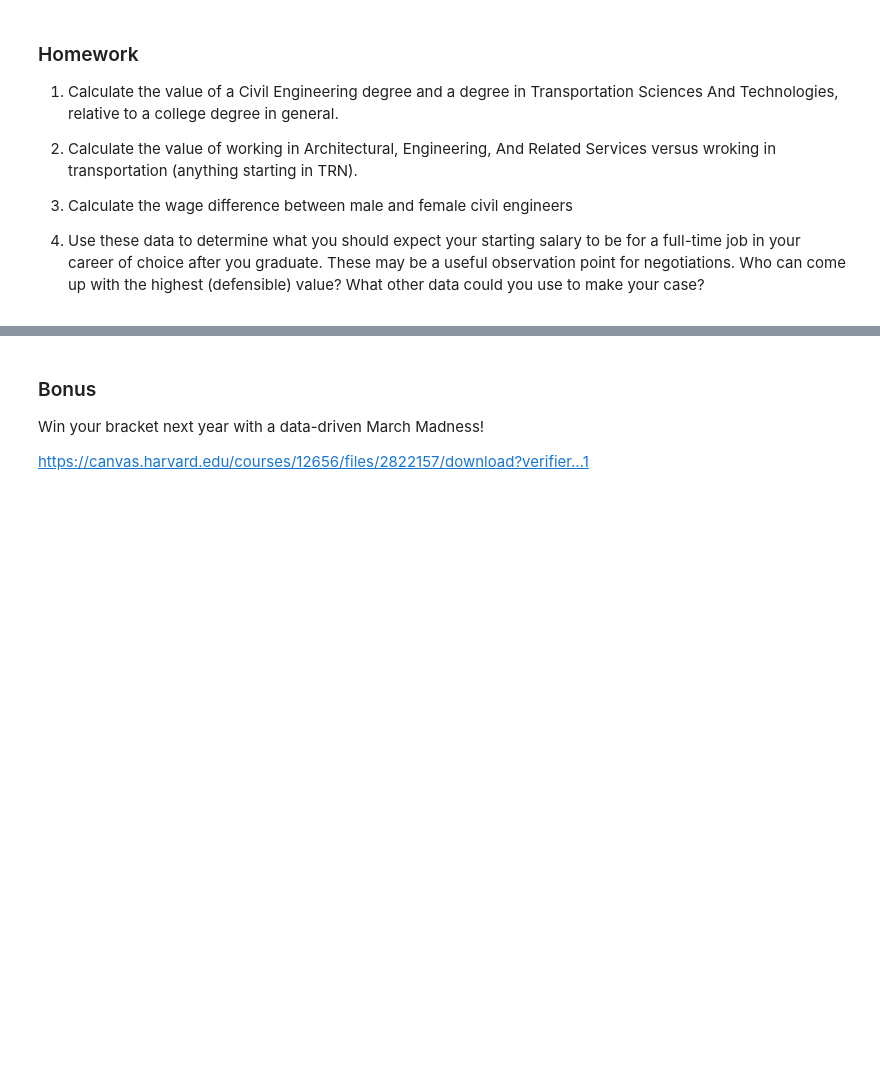
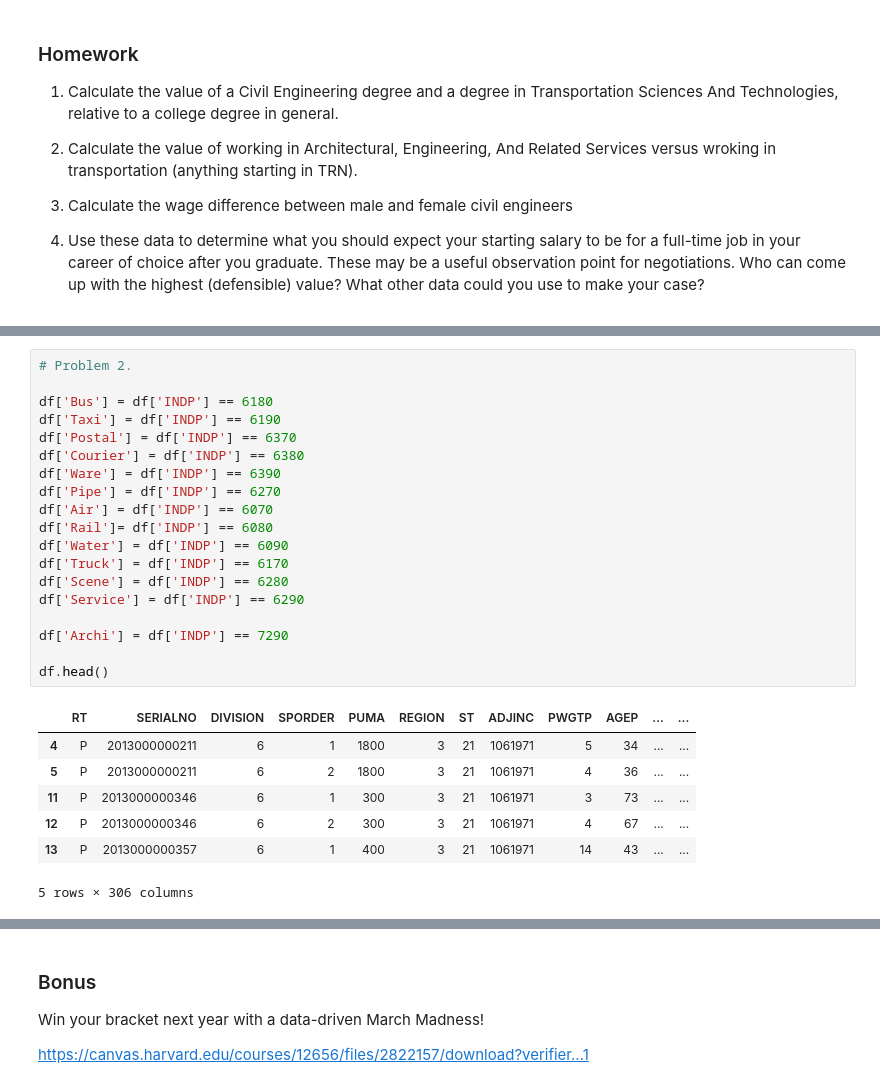
Before and after one commit to MDavis34/ce599, a Jupyter notebook: 17-Regression 1/Regression 1.ipynb, the cells around one changed output, grey strips where cells are left out. Drawn from its saved outputs; the diff is of its cells as text; blank space fills up the shorter version.

```diff
--- a/17-Regression 1/Regression 1.ipynb
+++ b/17-Regression 1/Regression 1.ipynb
@@ -320,0 +592,27 @@ print(res.summary())
+# %%
+# Problem 2.
+
+df['Bus'] = df['INDP'] == 6180
+df['Taxi'] = df['INDP'] == 6190
+df['Postal'] = df['INDP'] == 6370
+df['Courier'] = df['INDP'] == 6380
+df['Ware'] = df['INDP'] == 6390
+df['Pipe'] = df['INDP'] == 6270
+df['Air'] = df['INDP'] == 6070
+df['Rail']= df['INDP'] == 6080
+df['Water'] = df['INDP'] == 6090
+df['Truck'] = df['INDP'] == 6170
+df['Scene'] = df['INDP'] == 6280
+df['Service'] = df['INDP'] == 6290
+
+df['Archi'] = df['INDP'] == 7290
+
+df.head()
+# %% [output]
+|  | RT | SERIALNO | DIVISION | SPORDER | PUMA | REGION | ST | ADJINC | PWGTP | AGEP | ... | ... |
+| 4 | P | 2013000000211 | 6 | 1 | 1800 | 3 | 21 | 1061971 | 5 | 34 | ... | ... |
+| 5 | P | 2013000000211 | 6 | 2 | 1800 | 3 | 21 | 1061971 | 4 | 36 | ... | ... |
+| 11 | P | 2013000000346 | 6 | 1 | 300 | 3 | 21 | 1061971 | 3 | 73 | ... | ... |
+| 12 | P | 2013000000346 | 6 | 2 | 300 | 3 | 21 | 1061971 | 4 | 67 | ... | ... |
+| 13 | P | 2013000000357 | 6 | 1 | 400 | 3 | 21 | 1061971 | 14 | 43 | ... | ... |
+5 rows × 306 columns
```
Also changed, not shown: parts of 25 cells of this notebook.
